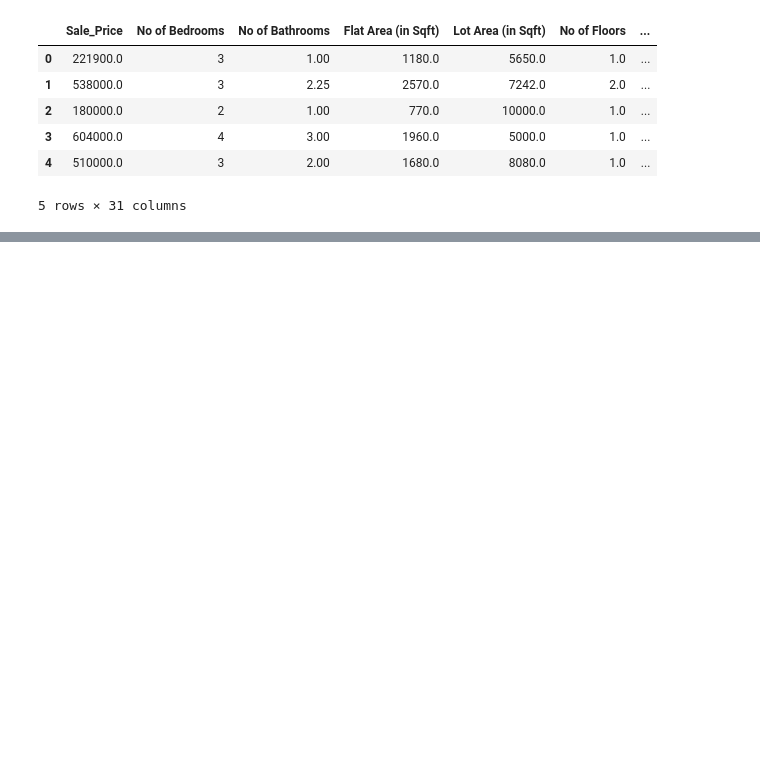
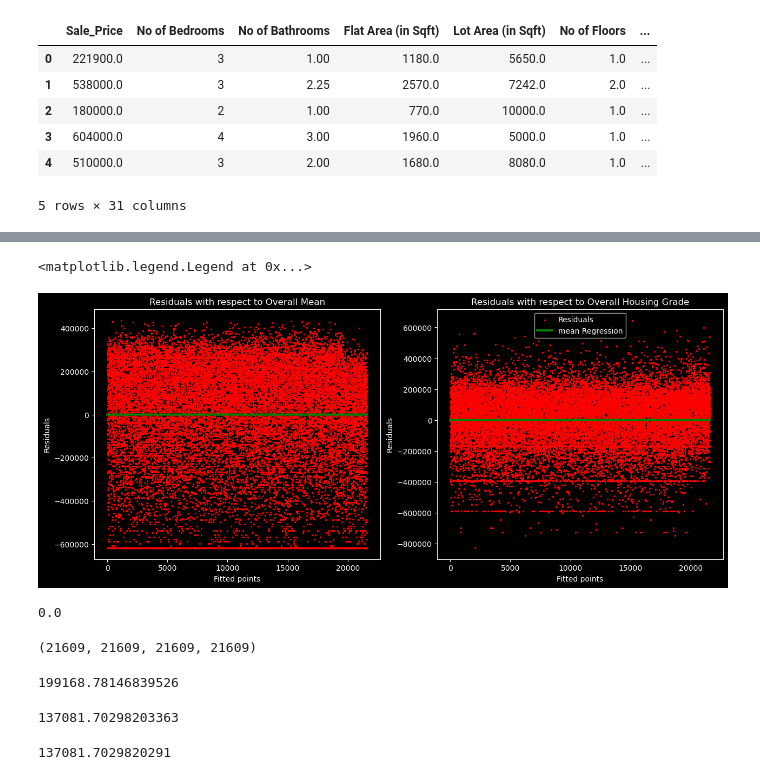
Before and after one commit to avarshvir/Machine_Learning_Journey, a Jupyter notebook: 4_supervised_learning/4_2_regression/4_2_1_linear_regression/improving_upon_mean_regression_model.ipynb, the cells around one changed output, grey strips where cells are left out. Saved outputs shown, nothing was run; the diff lists cells and outputs as text; code cells hidden in the pictures; blank space fills up the shorter version.

```diff
--- a/4_supervised_learning/4_2_regression/4_2_1_linear_regression/improving_upon_mean_regression_model.ipynb
+++ b/4_supervised_learning/4_2_regression/4_2_1_linear_regression/improving_upon_mean_regression_model.ipynb
@@ -35,0 +101,59 @@ grade_means
+# %%
+mean_difference = data['mean_sales'] - data['Sale_Price']
+grade_mean_difference = data['grade_mean'] - data['Sale_Price']
+# %%
+k = range(0, len(data))
+l = [0 for i in range(len(data))]
+
+plt.figure( figsize = (15,6), dpi =100)
+
+plt.subplot(1,2,1)
+plt.scatter( k , mean_difference, color = 'red', label = 'Residuals', s = 2 )
+plt.plot( k , l, color = 'green', label = 'mean Regression', linewidth = 3)
+plt.xlabel('Fitted points')
+plt.ylabel("Residuals")
+plt.title('Residuals with respect to Overall Mean')
+
+plt.subplot(1,2,2)
+plt.scatter( k , grade_mean_difference, color = 'red', label = 'Residuals', s = 2 )
+plt.plot( k , l, color = 'green', label = 'mean Regression', linewidth = 3)
+plt.xlabel('Fitted points')
+plt.ylabel("Residuals")
+plt.legend()
+plt.title("Residuals with respect to Overall Housing Grade")
+
+plt.legend()
+# %% [output]
+<matplotlib.legend.Legend at 0x...>
+[figure, added]
+# %%
+mean_error = sum(mean_difference)/len(data)
+#mean_error
+print(round(mean_error,7))
+# %% [output]
+0.0
+# %%
+Y = data['Sale_Price']
+Y_hat1 = data['mean_sales']
+Y_hat2 = data['grade_mean']
+n = len(data)
+
+len(Y),len(Y_hat1),len(Y_hat2),n
+# %% [output]
+(21609, 21609, 21609, 21609)
+# %%
+cost_mean = sum(abs(Y_hat1 - Y))/n
+cost_mean
+# %% [output]
+199168.78146839526
+# %%
+cost_grade_mean = sum(abs(Y_hat2 - Y))/n
+cost_grade_mean
+# %% [output]
+137081.70298203363
+# %%
+from sklearn.metrics import mean_absolute_error
+mean_absolute_error_2 = mean_absolute_error(Y_hat2, Y)
+mean_absolute_error_2
+# %% [output]
+137081.7029820291
```
Also changed, not shown: parts of 14 cells of this notebook, 2 other files.
